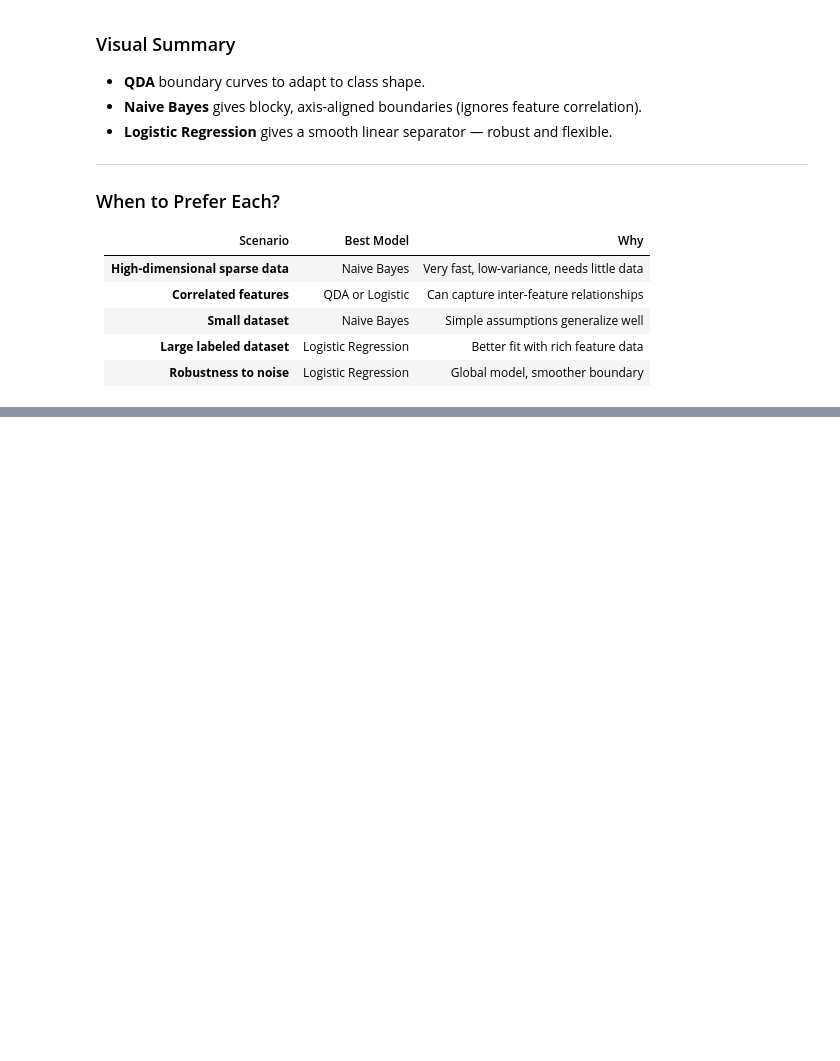
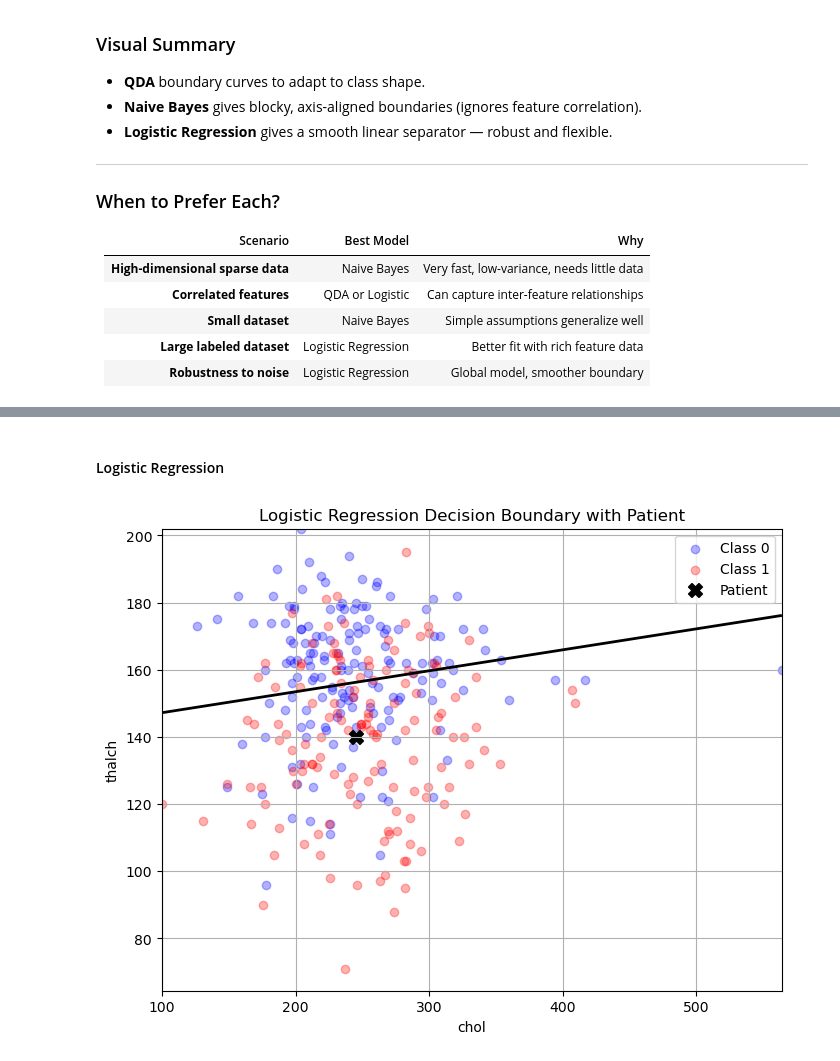
Before and after one commit to ParsaHaghighatgoo/-Cardiovascular-Risk-Prediction-, a Jupyter notebook: main.ipynb, the cells around one changed output, grey strips where cells are left out. Drawn from its saved outputs; the diff is of its cells as text; code cells hidden in the pictures; blank space fills up the shorter version.

```diff
--- a/main.ipynb
+++ b/main.ipynb
@@ -1048,0 +1180,16 @@ o Interpretability, overfitting, data efficiency
+# %% [markdown]
+#### Logistic Regression
+# %%
+plt.figure(figsize=(8, 6))
+plt.contour(X1_grid, X2_grid, probs, levels=[0.5], colors='black', linewidths=2)
+plt.scatter(X0[:, 0], X0[:, 1], color='blue', alpha=0.3, label='Class 0')
+plt.scatter(X1[:, 0], X1[:, 1], color='red', alpha=0.3, label='Class 1')
+plt.scatter(x_patient[0, 0], x_patient[0, 1], color='black', s=100, marker='X', label='Patient')
+plt.title("Logistic Regression Decision Boundary with Patient")
+plt.xlabel("chol")
+plt.ylabel("thalch")
+plt.legend()
+plt.grid(True)
+plt.show()
+# %% [output]
+[figure, added]
```
Also changed, not shown: parts of 14 cells of this notebook, 2 other files.
